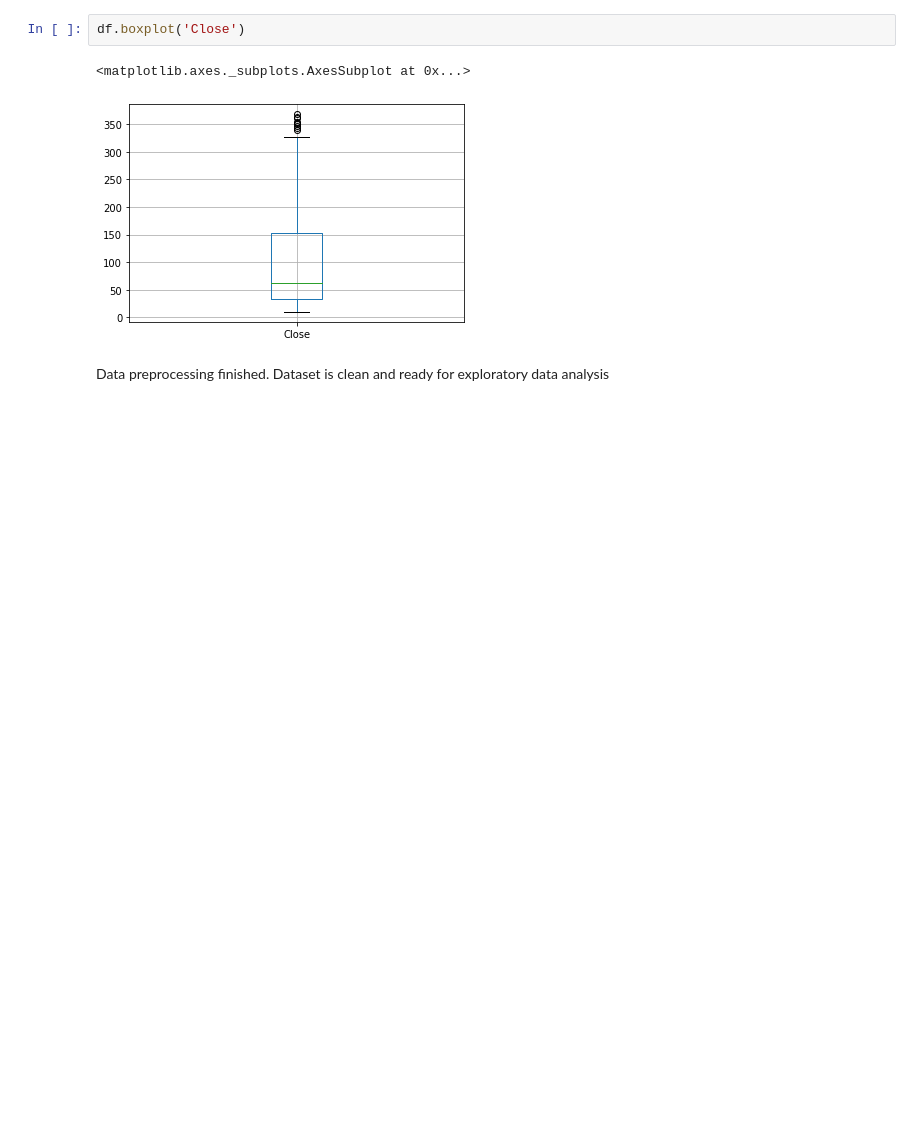
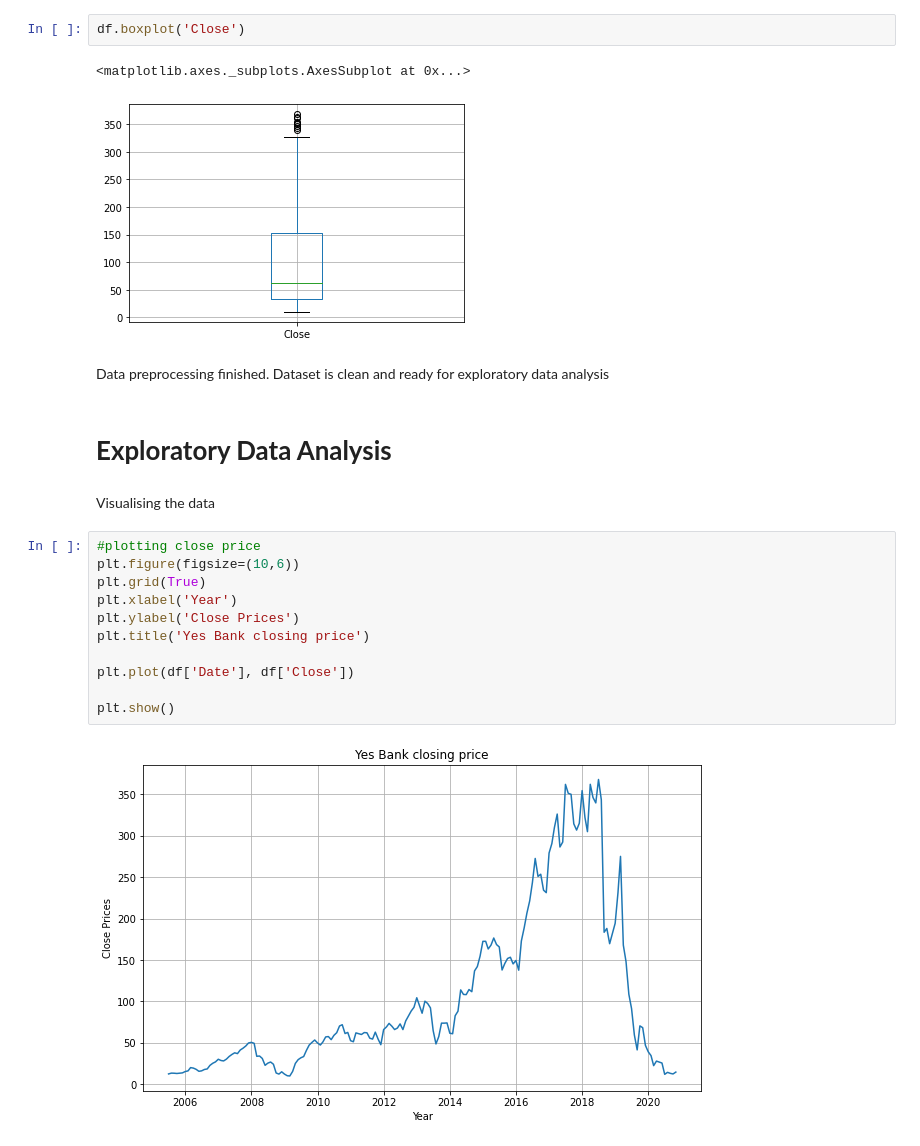
Before and after one commit to ChetanJadhav2341/Yes-Bank-Stock-Closing-Price-Prediction, a Jupyter notebook: Yes_Bank_Stock_Closing_Price_Prediction.ipynb, the cells around one changed output. Cells and saved outputs as stored; diff of their text form; blank space fills up the shorter version.

```diff
--- a/Yes_Bank_Stock_Closing_Price_Prediction.ipynb
+++ b/Yes_Bank_Stock_Closing_Price_Prediction.ipynb
@@ -180,3 +180,20 @@ df.boxplot('Close')
 [figure]
 # %% [markdown]
 Data preprocessing finished. Dataset is clean and ready for exploratory data analysis
+# %% [markdown]
+# **Exploratory Data Analysis**
+# %% [markdown]
+Visualising the data
+# %%
+#plotting close price
+plt.figure(figsize=(10,6))
+plt.grid(True)
+plt.xlabel('Year')
+plt.ylabel('Close Prices')
+plt.title('Yes Bank closing price')
+
+plt.plot(df['Date'], df['Close'])
+
+plt.show()
+# %% [output]
+[figure, added]
```
Also changed, not shown: parts of 29 cells of this notebook.
